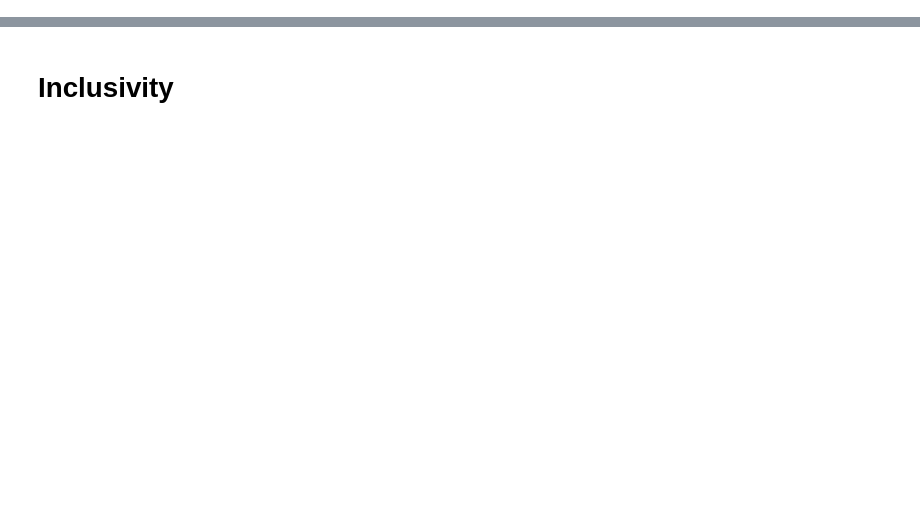
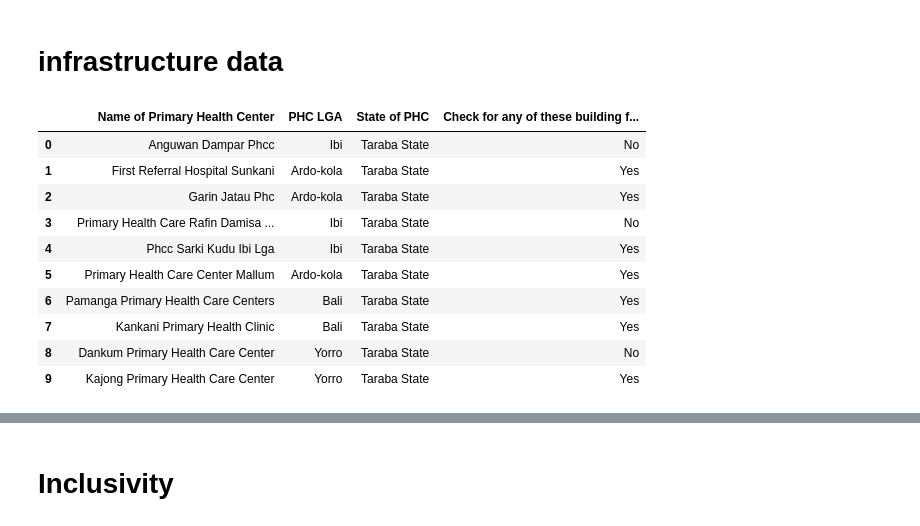
Before and after one commit to adamlaw669/CheckMyPHC-insights, a Jupyter notebook: Backend/Cleanup-consolidating/cleanup.ipynb, the cells around one changed output, grey strips where cells are left out. Saved outputs shown, nothing was run; the diff lists cells and outputs as text; code cells hidden in the pictures; blank space fills up the shorter version.

Commit message:
consolidated the data

```diff
--- a/Backend/Cleanup-consolidating/cleanup.ipynb
+++ b/Backend/Cleanup-consolidating/cleanup.ipynb
@@ -4,0 +4,2 @@ import matplotlib.pyplot as plt
+# %% [markdown]
+# infrastructure data
@@ -4,0 +19,14 @@ import matplotlib.pyplot as plt
+# %%
+Ceiling.head(10)
+# %% [output]
+|  | Name of Primary Health Center | PHC LGA | State of PHC | Check for any of these building f... |
+| 0 | Anguwan Dampar Phcc | Ibi | Taraba State | No |
+| 1 | First Referral Hospital Sunkani | Ardo-kola | Taraba State | Yes |
+| 2 | Garin Jatau Phc | Ardo-kola | Taraba State | Yes |
+| 3 | Primary Health Care Rafin Damisa ... | Ibi | Taraba State | No |
+| 4 | Phcc Sarki Kudu Ibi Lga | Ibi | Taraba State | Yes |
+| 5 | Primary Health Care Center Mallum | Ardo-kola | Taraba State | Yes |
+| 6 | Pamanga Primary Health Care Centers | Bali | Taraba State | Yes |
+| 7 | Kankani Primary Health Clinic | Bali | Taraba State | Yes |
+| 8 | Dankum Primary Health Care Center | Yorro | Taraba State | No |
+| 9 | Kajong Primary Health Care Center | Yorro | Taraba State | Yes |
```
Also changed, not shown: parts of 33 cells of this notebook, 4 other files.
